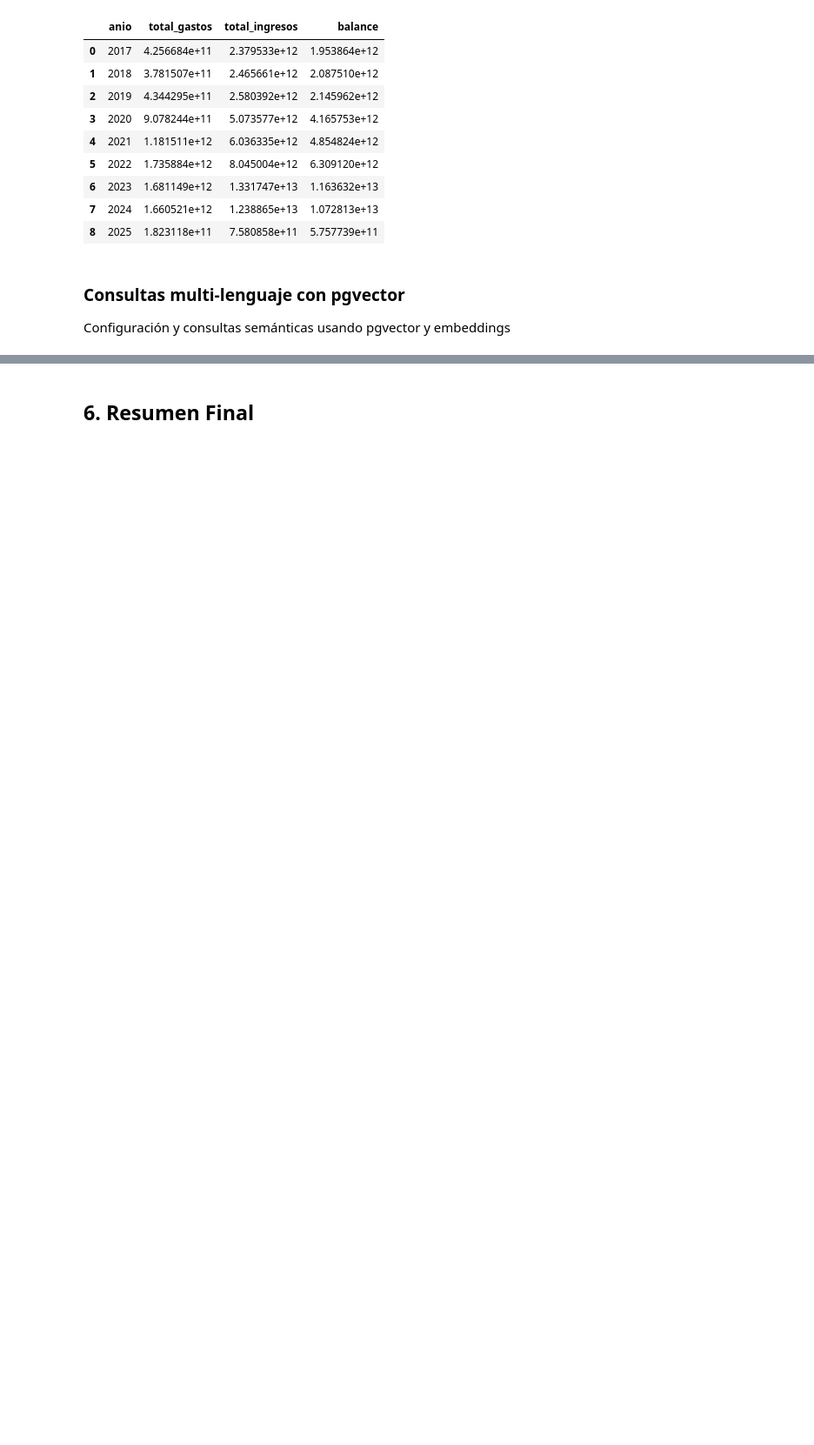
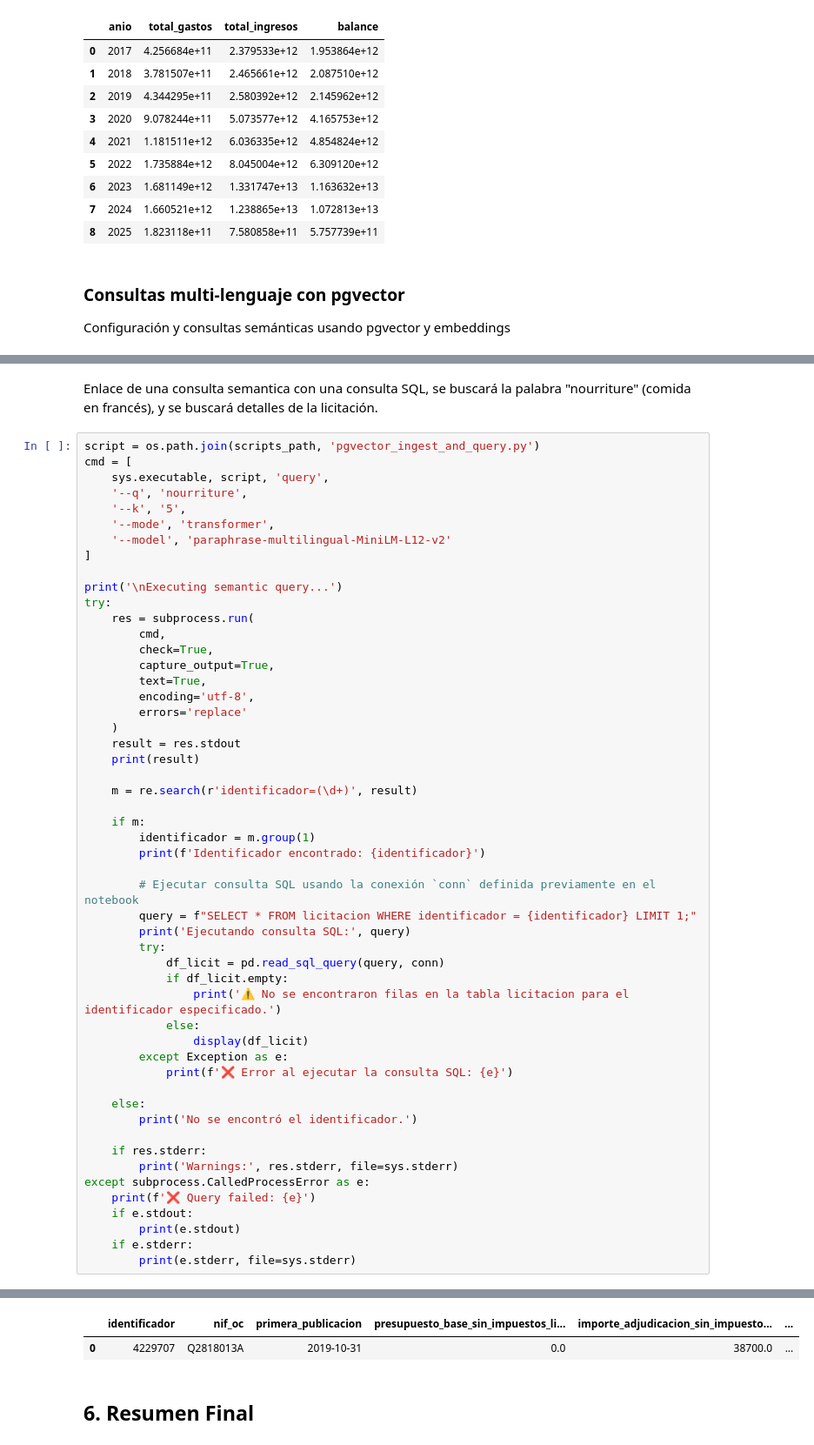
Before and after one commit to rgr-ro/hackathon_gbd, a Jupyter notebook: demo/presentacion.ipynb, the cells around one changed output, grey strips where cells are left out. Shown at 87% size. Drawn from its saved outputs; the diff is of its cells as text; blank space fills up the shorter version.

Commit message:
Added more pgvector query example

```diff
--- a/demo/presentacion.ipynb
+++ b/demo/presentacion.ipynb
@@ -1011,0 +1012,55 @@ HINT:  Rebuild all objects in this database that use the default collation and r
+# %% [markdown]
+Enlace de una consulta semantica con una consulta SQL, se buscará la palabra "nourriture" (comida en francés), y se buscará detalles de la licitación.
+# %%
+script = os.path.join(scripts_path, 'pgvector_ingest_and_query.py')
+cmd = [
+    sys.executable, script, 'query',
+    '--q', 'nourriture',
+    '--k', '5',
+    '--mode', 'transformer',
+    '--model', 'paraphrase-multilingual-MiniLM-L12-v2'
+]
+
+print('\nExecuting semantic query...')
+try:
+    res = subprocess.run(
+        cmd,
+        check=True,
+        capture_output=True,
+        text=True,
+        encoding='utf-8',
+        errors='replace'
+    )
+    result = res.stdout
+    print(result)
+
+    m = re.search(r'identificador=(\d+)', result)
+
+    if m:
+        identificador = m.group(1)
+        print(f'Identificador encontrado: {identificador}')
+
+        # Ejecutar consulta SQL usando la conexión `conn` definida previamente en el notebook
+        query = f"SELECT * FROM licitacion WHERE identificador = {identificador} LIMIT 1;"
+        print('Ejecutando consulta SQL:', query)
+        try:
+            df_licit = pd.read_sql_query(query, conn)
+            if df_licit.empty:
+                print('⚠️ No se encontraron filas en la tabla licitacion para el identificador especificado.')
+            else:
+                display(df_licit)
+        except Exception as e:
+            print(f'❌ Error al ejecutar la consulta SQL: {e}')
+
+    else:
+        print('No se encontró el identificador.')
+
+    if res.stderr:
+        print('Warnings:', res.stderr, file=sys.stderr)
+except subprocess.CalledProcessError as e:
+    print(f'❌ Query failed: {e}')
+    if e.stdout:
+        print(e.stdout)
+    if e.stderr:
+        print(e.stderr, file=sys.stderr)
+# %% [output]
@@ -1012,3 +1082,5 @@ HINT:  Rebuild all objects in this database that use the default collation and r
+|  | identificador | nif_oc | primera_publicacion | presupuesto_base_sin_impuestos_li... | importe_adjudicacion_sin_impuesto... | ... |
+| 0 | 4229707 | Q2818013A | 2019-10-31 | 0.0 | 38700.0 | ... |
 # %% [markdown]
 ## 6. Resumen Final
 # %%
```
Also changed, not shown: parts of 4 cells of this notebook.
